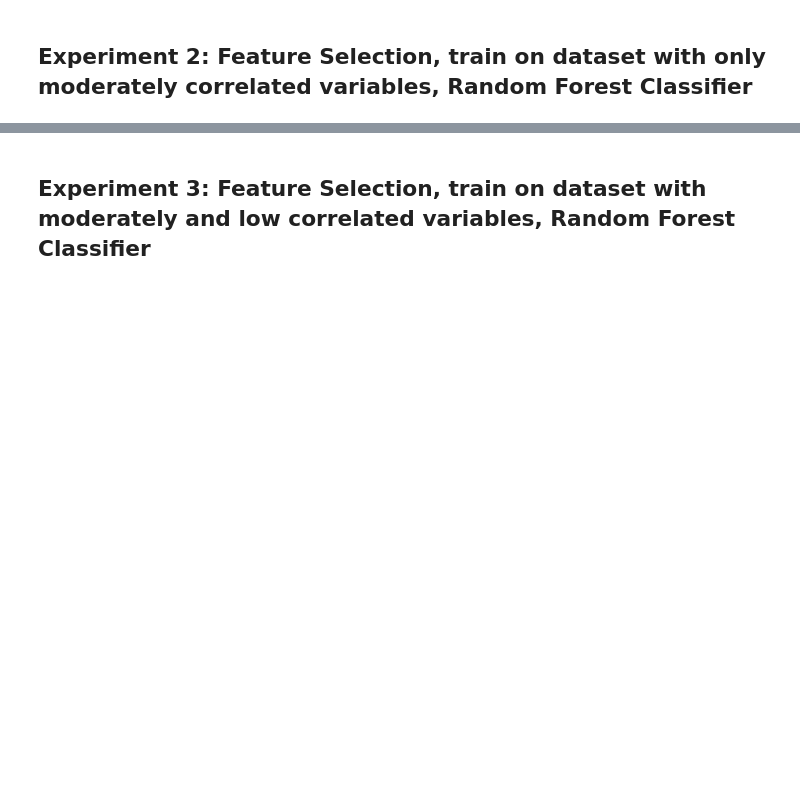
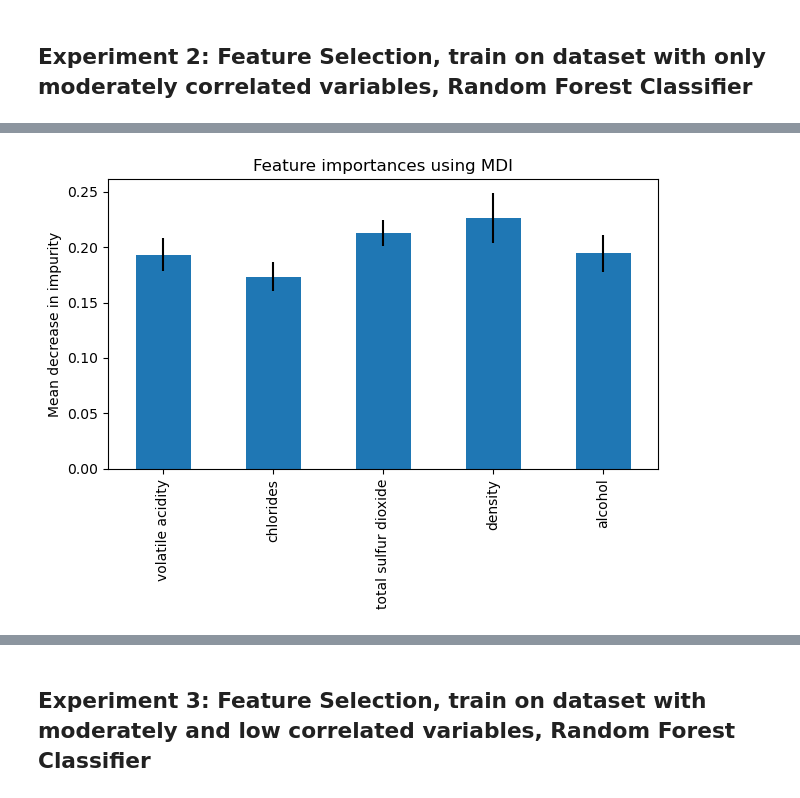
Before and after one commit to dangrant6/Wine-Quality, a Jupyter notebook: wine-quality-analysis.ipynb, the cells around one changed output, grey strips where cells are left out. Cells and saved outputs as stored; diff of their text form; code cells hidden in the pictures; blank space fills up the shorter version.

```diff
--- a/wine-quality-analysis.ipynb
+++ b/wine-quality-analysis.ipynb
@@ -382,3 +394,5 @@ rf_classifier_run_experiment(rf2, X_test, y_test)
 # %%
 # plot feature importances
-rf_feature_importance_plot(rf2, X_val)
+rf_feature_importance_plot(rf2, X_test)
+# %% [output]
+[figure, added]
```
Also changed, not shown: parts of 19 cells of this notebook.
